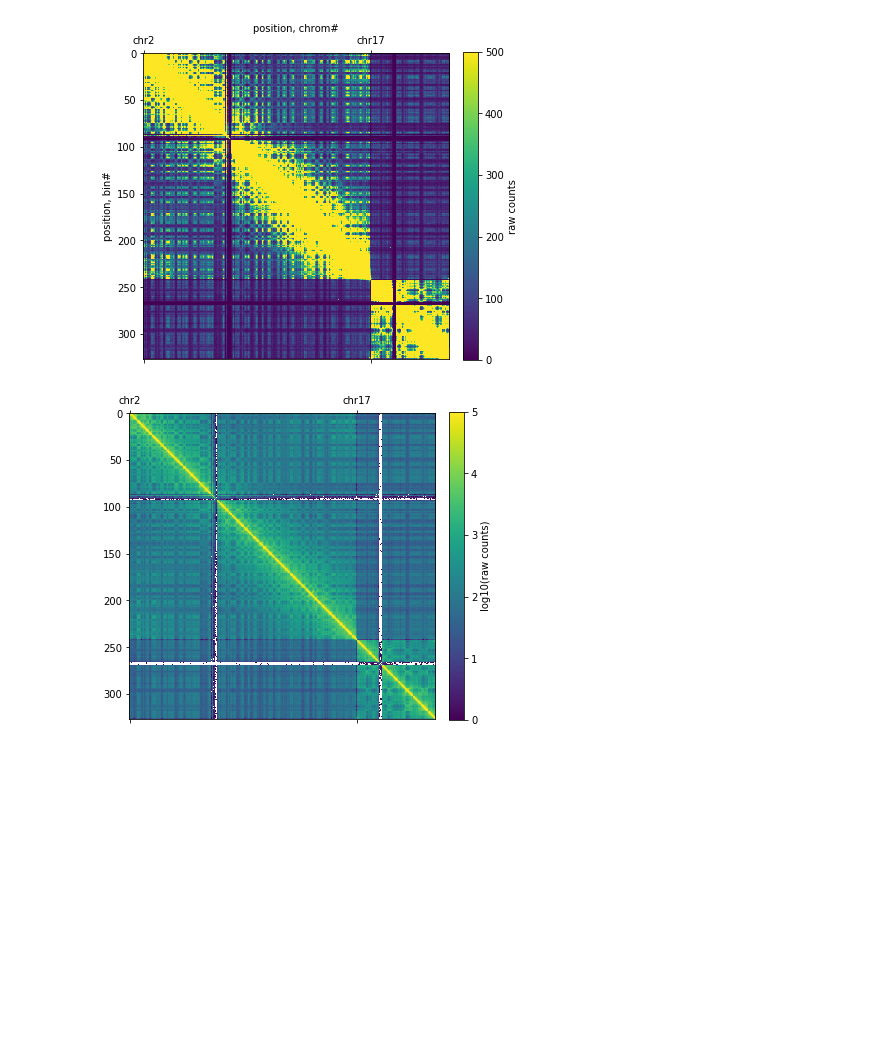
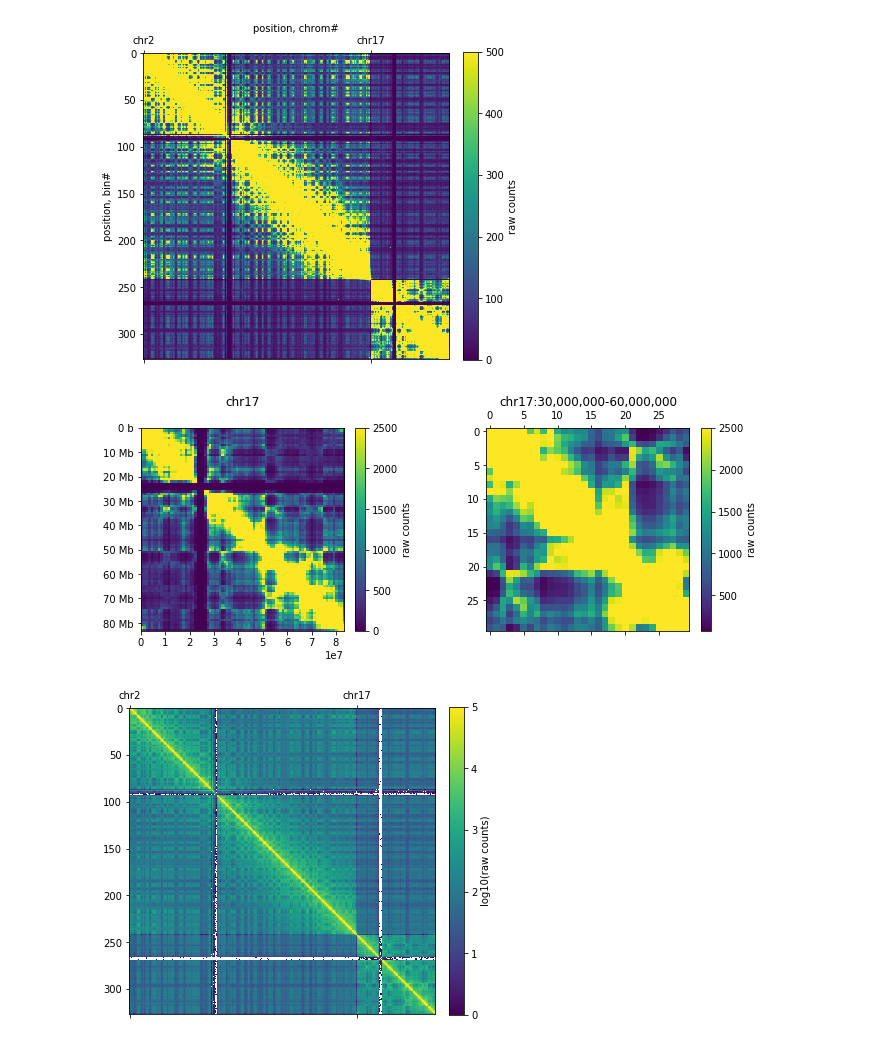
Before and after one commit to open2c/open2c_examples, a Jupyter notebook: viz.ipynb, the cells around one changed output. Cells and saved outputs as stored; diff of their text form; code cells hidden in the pictures; blank space fills up the shorter version.

```diff
--- a/viz.ipynb
+++ b/viz.ipynb
@@ -58,3 +89,27 @@ ax.xaxis.set_label_position('top')
+# %%
+### we can fetch an individual chromosome or a region of a chromosome using cooler.fetch()
+f, axs = plt.subplots(
+    figsize=(10,4),
+    ncols=2)
+
+ax= axs[0]
+im = ax.matshow((clr.matrix(balance=False).fetch('chr17')),vmax=2500,
+                extent=(0,clr.chromsizes['chr17'], clr.chromsizes['chr17'], 0));
+plt.colorbar(im, ax=ax ,fraction=0.046, pad=0.04, label='raw counts');
+ax.xaxis.set_label_position('top')
+ax.xaxis.set_ticks_position('bottom')
+ax.set_title('chr17', y=1.08)
+ax.yaxis.set_major_formatter(EngFormatter('b'))
+
+ax= axs[1]
+region = 'chr17:30,000,000-60,000,000'
+im = ax.matshow((clr.matrix(balance=False).fetch(region)),vmax=2500, );
+plt.colorbar(im, ax=ax ,fraction=0.046, pad=0.04, label='raw counts');
+ax.xaxis.set_label_position('top')
+ax.set_title(region, y=1.08)
+plt.tight_layout()
+# %% [output]
+[figure, added]
 # %%
 ### plot the raw data in logscale ###
 plt.figure(figsize=(6,6))
```
Also changed, not shown: parts of 15 cells of this notebook.
